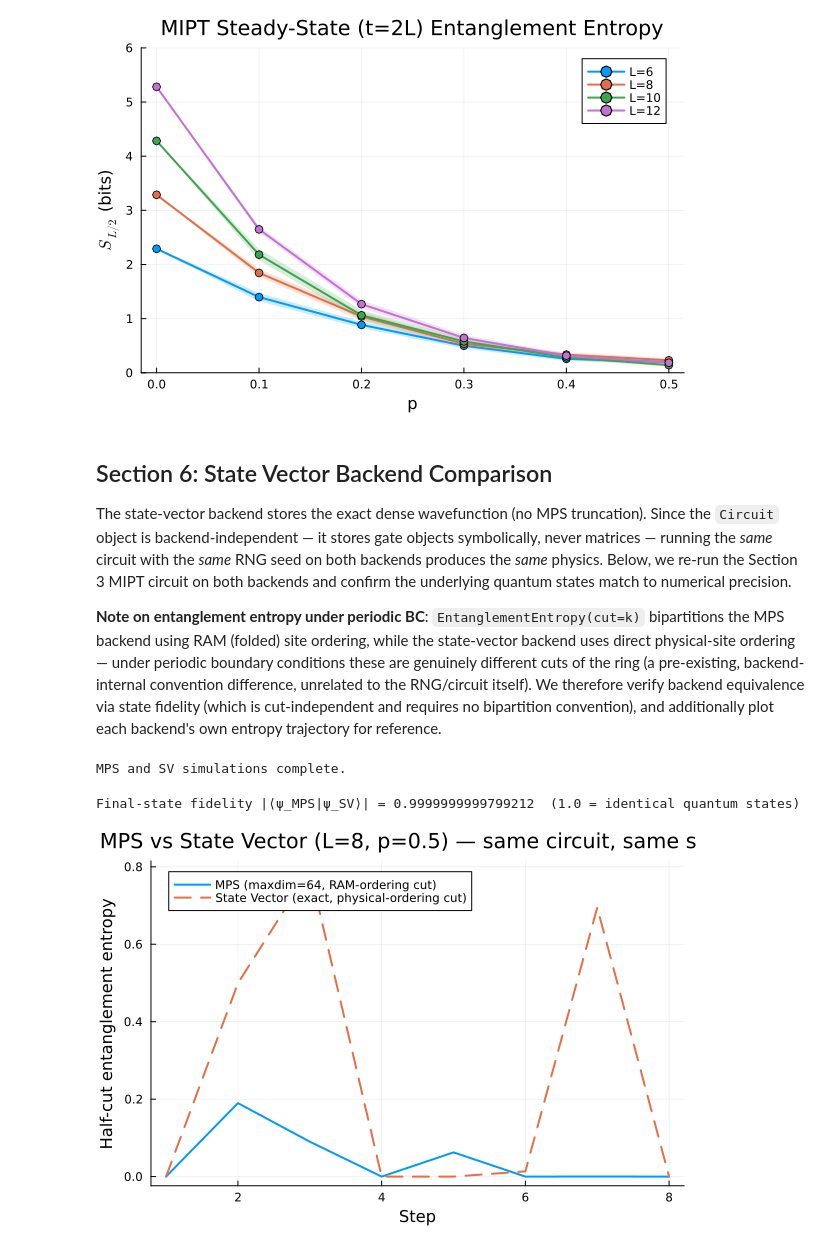
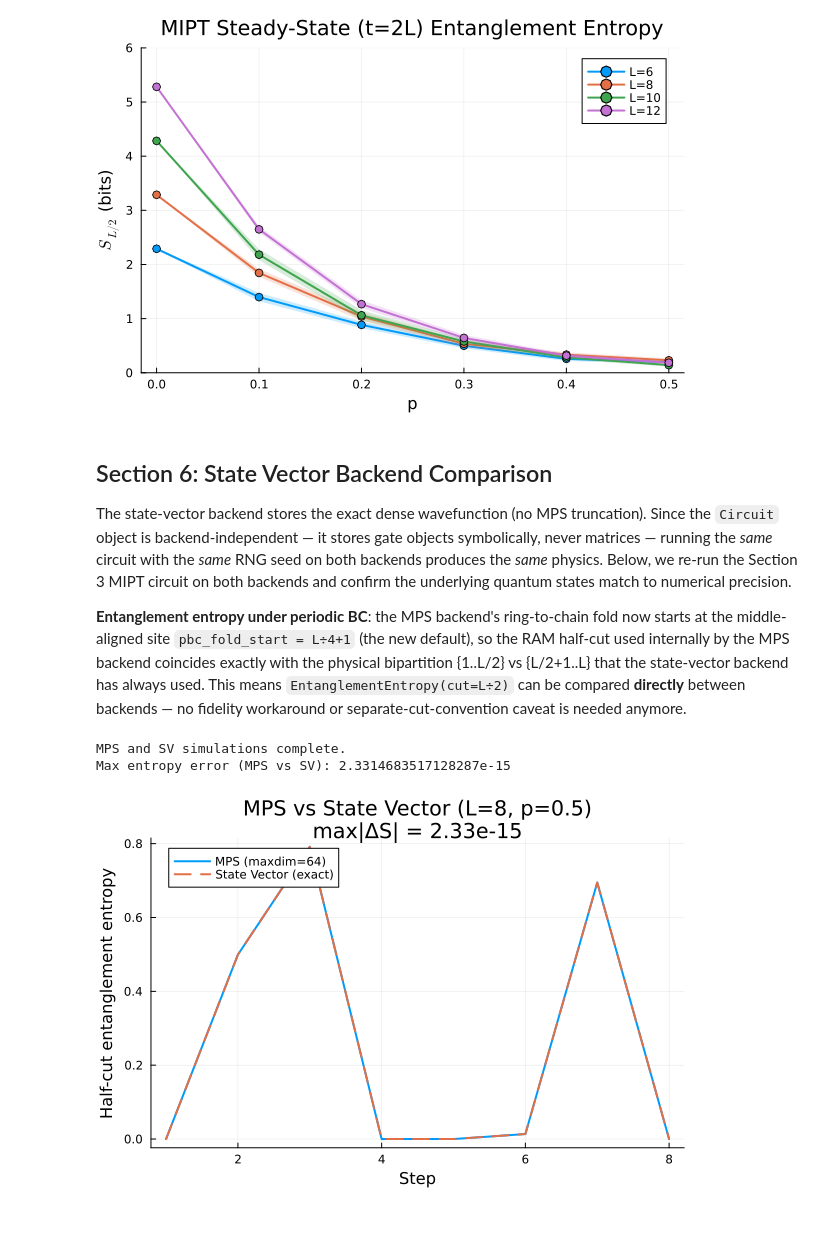
Before and after one commit to hainingpan/QuantumCircuitsMPS.jl, a Jupyter notebook: examples/mipt_example.ipynb, the cells around one changed output. Saved outputs shown, nothing was run; the diff lists cells and outputs as text; code cells hidden in the pictures; blank space fills up the shorter version.

Commit message:
feat(pbc): configurable pbc_fold_start with L÷4+1 default for half-chain alignment

```diff
--- a/examples/mipt_example.ipynb
+++ b/examples/mipt_example.ipynb
@@ -314,7 +309,7 @@ p_fig
 
 The state-vector backend stores the exact dense wavefunction (no MPS truncation). Since the `Circuit` object is backend-independent — it stores gate objects symbolically, never matrices — running the *same* circuit with the *same* RNG seed on both backends produces the *same* physics. Below, we re-run the Section 3 MIPT circuit on both backends and confirm the underlying quantum states match to numerical precision.
 
-**Note on entanglement entropy under periodic BC**: `EntanglementEntropy(cut=k)` bipartitions the MPS backend using RAM (folded) site ordering, while the state-vector backend uses direct physical-site ordering — under periodic boundary conditions these are genuinely different cuts of the ring (a pre-existing, backend-internal convention difference, unrelated to the RNG/circuit itself). We therefore verify backend equivalence via state fidelity (which is cut-independent and requires no bipartition convention), and additionally plot each backend's own entropy trajectory for reference.
+**Entanglement entropy under periodic BC**: the MPS backend's ring-to-chain fold now starts at the middle-aligned site `pbc_fold_start = L÷4+1` (the new default), so the RAM half-cut used internally by the MPS backend coincides exactly with the physical bipartition {1..L/2} vs {L/2+1..L} that the state-vector backend has always used. This means `EntanglementEntropy(cut=L÷2)` can be compared **directly** between backends — no fidelity workaround or separate-cut-convention caveat is needed anymore.
 # %%
 # MPS backend
 mps_state = SimulationState(L=L, bc=bc, maxdim=64,
@@ -330,32 +325,21 @@ initialize!(sv_state, ProductState(binary_int=0))
 track!(sv_state, :entropy => EntanglementEntropy(; cut=cut))
 simulate!(circuit, sv_state; n_steps=n_steps, record_when=:every_step)
 
+# Direct entropy comparison — same cut, same physical bipartition on both backends
+S_mps = mps_state.observables[:entropy]
+S_sv = sv_state.observables[:entropy]
+max_entropy_error = maximum(abs.(S_mps .- S_sv))
+
 println("MPS and SV simulations complete.")
+println("Max entropy error (MPS vs SV): ", max_entropy_error)
 # %% [output]
 MPS and SV simulations complete.
+Max entropy error (MPS vs SV): 2.3314683517128287e-15
-# %%
-# Primary proof: state fidelity (cut-independent, proves identical quantum trajectories)
-using LinearAlgebra
-function mps_to_dense_vec(s)
-    Lc = s.L; sites = s.backend.sites
-    full = reduce(*, [s.backend.mps[i] for i in 1:Lc])
-    arr = Array(full, sites...)
-    perm = Tuple(s.phy_ram[Lc - p + 1] for p in 1:Lc)
-    vec(permutedims(arr, perm))
-end
-ψ_mps = mps_to_dense_vec(mps_state)
-ψ_sv = sv_state.backend.ψ
-fidelity = abs(dot(ψ_mps, ψ_sv))
-println("Final-state fidelity |⟨ψ_MPS|ψ_SV⟩| = $fidelity  (1.0 = identical quantum states)")
-
-# Reference: each backend's own entropy trajectory (different cut conventions under periodic BC, see note above)
-mps_entropy = mps_state.observables[:entropy]
-sv_entropy = sv_state.observables[:entropy]
-
-plot(mps_entropy, label="MPS (maxdim=64, RAM-ordering cut)", lw=2, xlabel="Step",
-     ylabel="Half-cut entanglement entropy",
-     title="MPS vs State Vector (L=$L, p=$p) — same circuit, same seed")
-plot!(sv_entropy, label="State Vector (exact, physical-ordering cut)", lw=2, ls=:dash)
-# %% [output]
-Final-state fidelity |⟨ψ_MPS|ψ_SV⟩| = 0.9999999999799212  (1.0 = identical quantum states)
-[figure, removed]
+# %%
+# Overlay both backends' entropy trajectories — should be visually indistinguishable
+plot(S_mps, label="MPS (maxdim=64)", lw=2, xlabel="Step",
+     ylabel="Half-cut entanglement entropy",
+     title="MPS vs State Vector (L=$L, p=$p)\nmax|ΔS| = $(round(max_entropy_error, sigdigits=3))")
+plot!(S_sv, label="State Vector (exact)", lw=2, ls=:dash)
+# %% [output]
+[figure, added]
```
Also changed, not shown: parts of 5 cells of this notebook, 13 other files.
